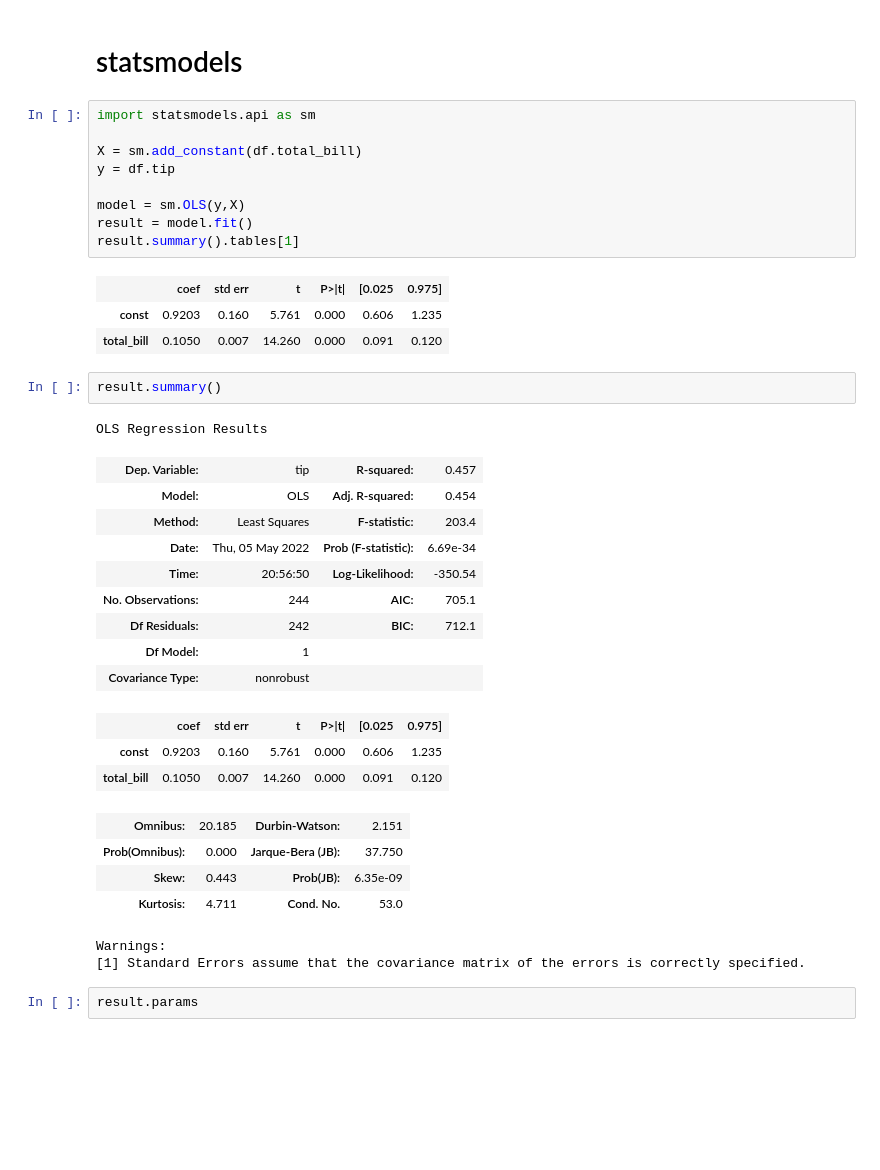
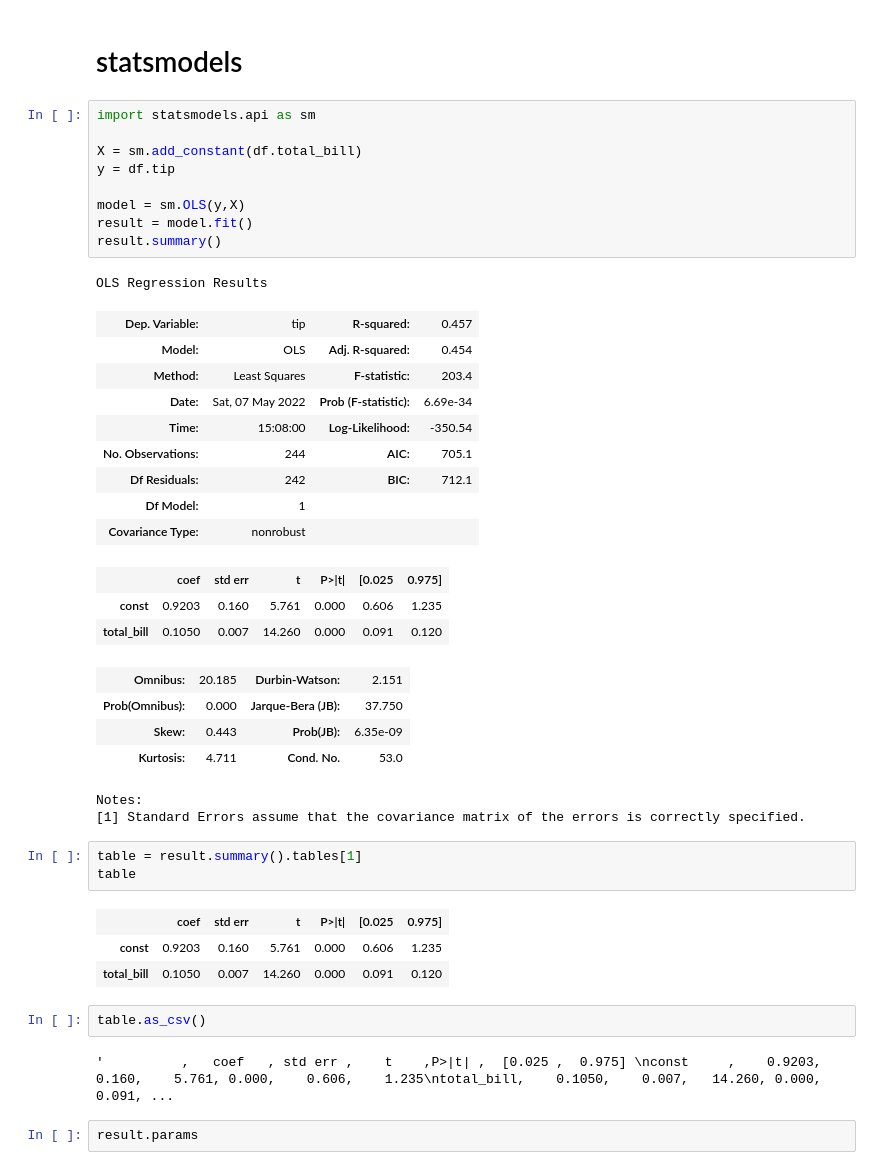
Before and after one commit to kerryback/2022-summer-programming-bootcamp, a Jupyter notebook: 2022-summer-programming-bootcamp.ipynb, the cells around one changed output. Drawn from its saved outputs; the diff is of its cells as text; blank space fills up the shorter version.

```diff
--- a/2022-summer-programming-bootcamp.ipynb
+++ b/2022-summer-programming-bootcamp.ipynb
@@ -399,38 +405,43 @@ df
 # %%
 import statsmodels.api as sm
 
 X = sm.add_constant(df.total_bill)
 y = df.tip
 
 model = sm.OLS(y,X)
 result = model.fit()
-result.summary().tables[1]
+result.summary()
 # %% [output]
+OLS Regression Results
-|  | coef | std err | t | P>|t| | [0.025 | 0.975] |
-| const | 0.9203 | 0.160 | 5.761 | 0.000 | 0.606 | 1.235 |
-| total_bill | 0.1050 | 0.007 | 14.260 | 0.000 | 0.091 | 0.120 |
+| Dep. Variable: | tip | R-squared: | 0.457 |
+| Model: | OLS | Adj. R-squared: | 0.454 |
+| Method: | Least Squares | F-statistic: | 203.4 |
+| Date: | Sat, 07 May 2022 | Prob (F-statistic): | 6.69e-34 |
+| Time: | 15:08:00 | Log-Likelihood: | -350.54 |
+| No. Observations: | 244 | AIC: | 705.1 |
+| Df Residuals: | 242 | BIC: | 712.1 |
+| Df Model: | 1 |  |  |
+| Covariance Type: | nonrobust |  |  |
+|  | coef | std err | t | P>|t| | [0.025 | 0.975] |
+| const | 0.9203 | 0.160 | 5.761 | 0.000 | 0.606 | 1.235 |
+| total_bill | 0.1050 | 0.007 | 14.260 | 0.000 | 0.091 | 0.120 |
+| Omnibus: | 20.185 | Durbin-Watson: | 2.151 |
+| Prob(Omnibus): | 0.000 | Jarque-Bera (JB): | 37.750 |
+| Skew: | 0.443 | Prob(JB): | 6.35e-09 |
+| Kurtosis: | 4.711 | Cond. No. | 53.0 |
+Notes:
+[1] Standard Errors assume that the covariance matrix of the errors is correctly specified.
-# %%
-result.summary()
-# %% [output]
-OLS Regression Results
-| Dep. Variable: | tip | R-squared: | 0.457 |
-| Model: | OLS | Adj. R-squared: | 0.454 |
-| Method: | Least Squares | F-statistic: | 203.4 |
-| Date: | Thu, 05 May 2022 | Prob (F-statistic): | 6.69e-34 |
-| Time: | 20:56:50 | Log-Likelihood: | -350.54 |
-| No. Observations: | 244 | AIC: | 705.1 |
-| Df Residuals: | 242 | BIC: | 712.1 |
-| Df Model: | 1 |  |  |
-| Covariance Type: | nonrobust |  |  |
-|  | coef | std err | t | P>|t| | [0.025 | 0.975] |
-| const | 0.9203 | 0.160 | 5.761 | 0.000 | 0.606 | 1.235 |
-| total_bill | 0.1050 | 0.007 | 14.260 | 0.000 | 0.091 | 0.120 |
-| Omnibus: | 20.185 | Durbin-Watson: | 2.151 |
-| Prob(Omnibus): | 0.000 | Jarque-Bera (JB): | 37.750 |
-| Skew: | 0.443 | Prob(JB): | 6.35e-09 |
-| Kurtosis: | 4.711 | Cond. No. | 53.0 |
-Warnings:
-[1] Standard Errors assume that the covariance matrix of the errors is correctly specified.
+# %%
+table = result.summary().tables[1]
+table
+# %% [output]
+|  | coef | std err | t | P>|t| | [0.025 | 0.975] |
+| const | 0.9203 | 0.160 | 5.761 | 0.000 | 0.606 | 1.235 |
+| total_bill | 0.1050 | 0.007 | 14.260 | 0.000 | 0.091 | 0.120 |
+# %%
+table.as_csv()
+# %% [output]
+'          ,   coef   , std err ,    t    ,P>|t| ,  [0.025 ,  0.975] \nconst     ,    0.9203,    0.160,    5.761, 0.000,    0.606,    1.235\ntotal_bill,    0.1050,    0.007,   14.260, 0.000,    0.091, ...
 # %%
 result.params
 # %% [output]
```
Also changed, not shown: parts of 14 cells of this notebook.
